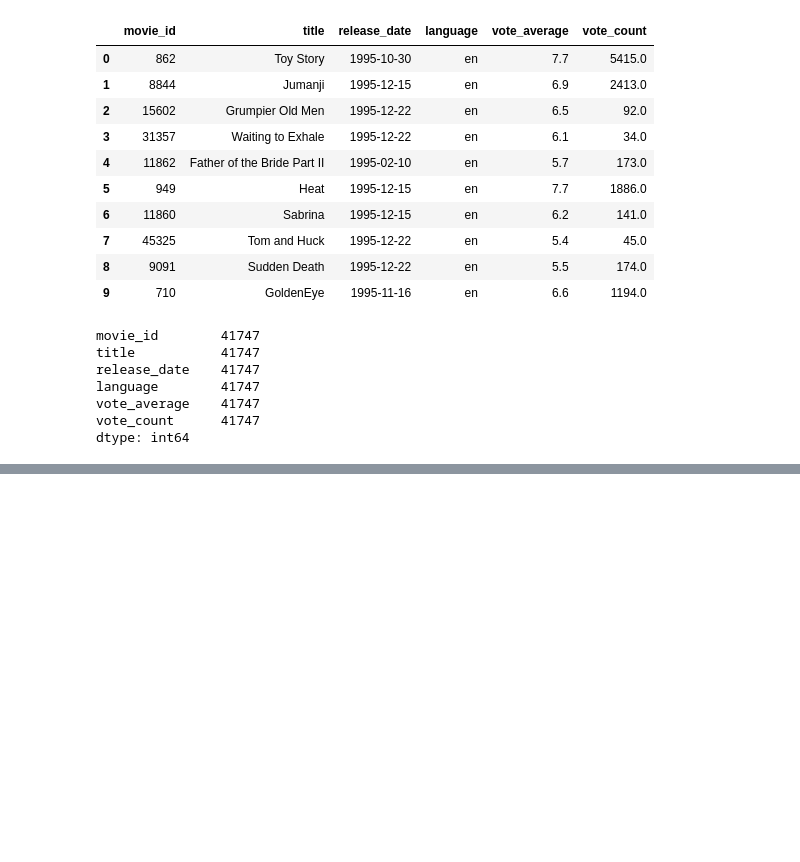
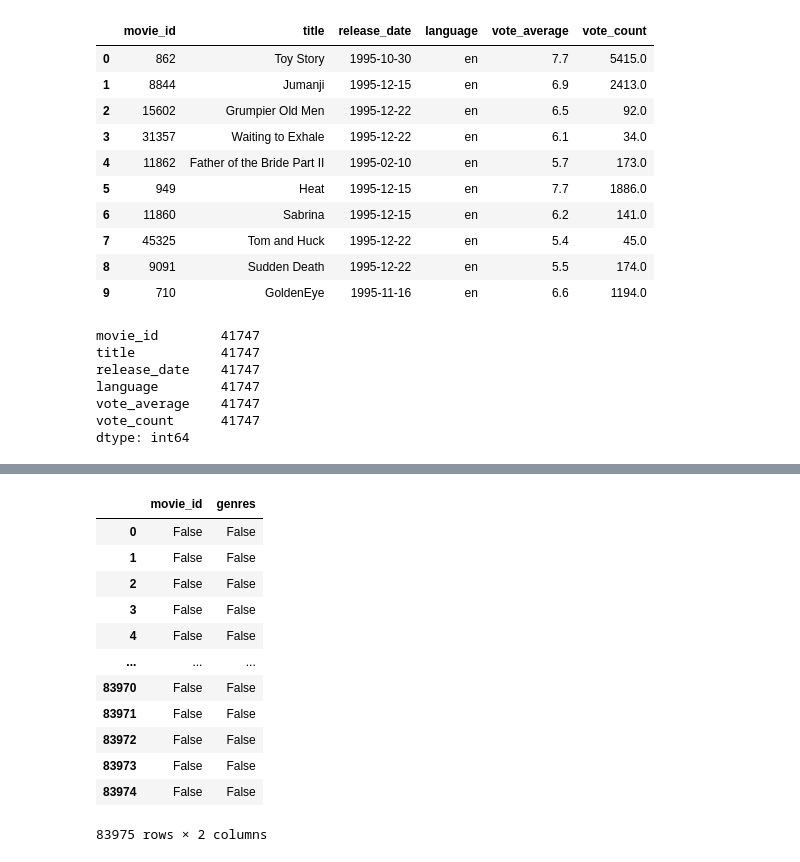
Before and after one commit to caseygomez/Female-Representation-In-The-Film-Industry, a Jupyter notebook: movies_metadata.ipynb, the cells around one changed output, grey strips where cells are left out. Saved outputs shown, nothing was run; the diff lists cells and outputs as text; code cells hidden in the pictures; blank space fills up the shorter version.

```diff
--- a/movies_metadata.ipynb
+++ b/movies_metadata.ipynb
@@ -533,0 +571,16 @@ dtype: int64
+# %%
+clean_genres_df.isnull()
+# %% [output]
+|  | movie_id | genres |
+| 0 | False | False |
+| 1 | False | False |
+| 2 | False | False |
+| 3 | False | False |
+| 4 | False | False |
+| ... | ... | ... |
+| 83970 | False | False |
+| 83971 | False | False |
+| 83972 | False | False |
+| 83973 | False | False |
+| 83974 | False | False |
+83975 rows × 2 columns
```
Also changed, not shown: parts of 12 cells of this notebook.
